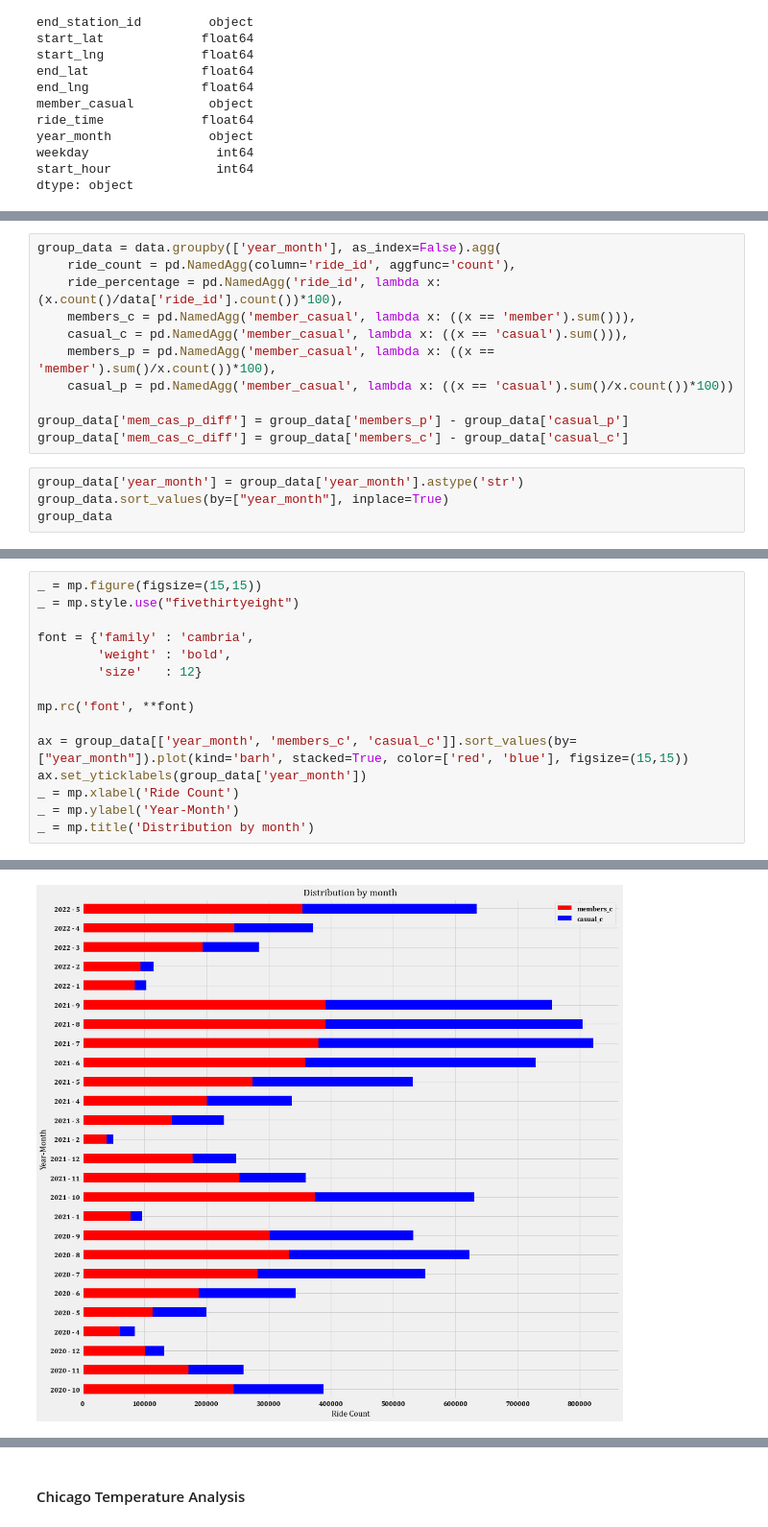
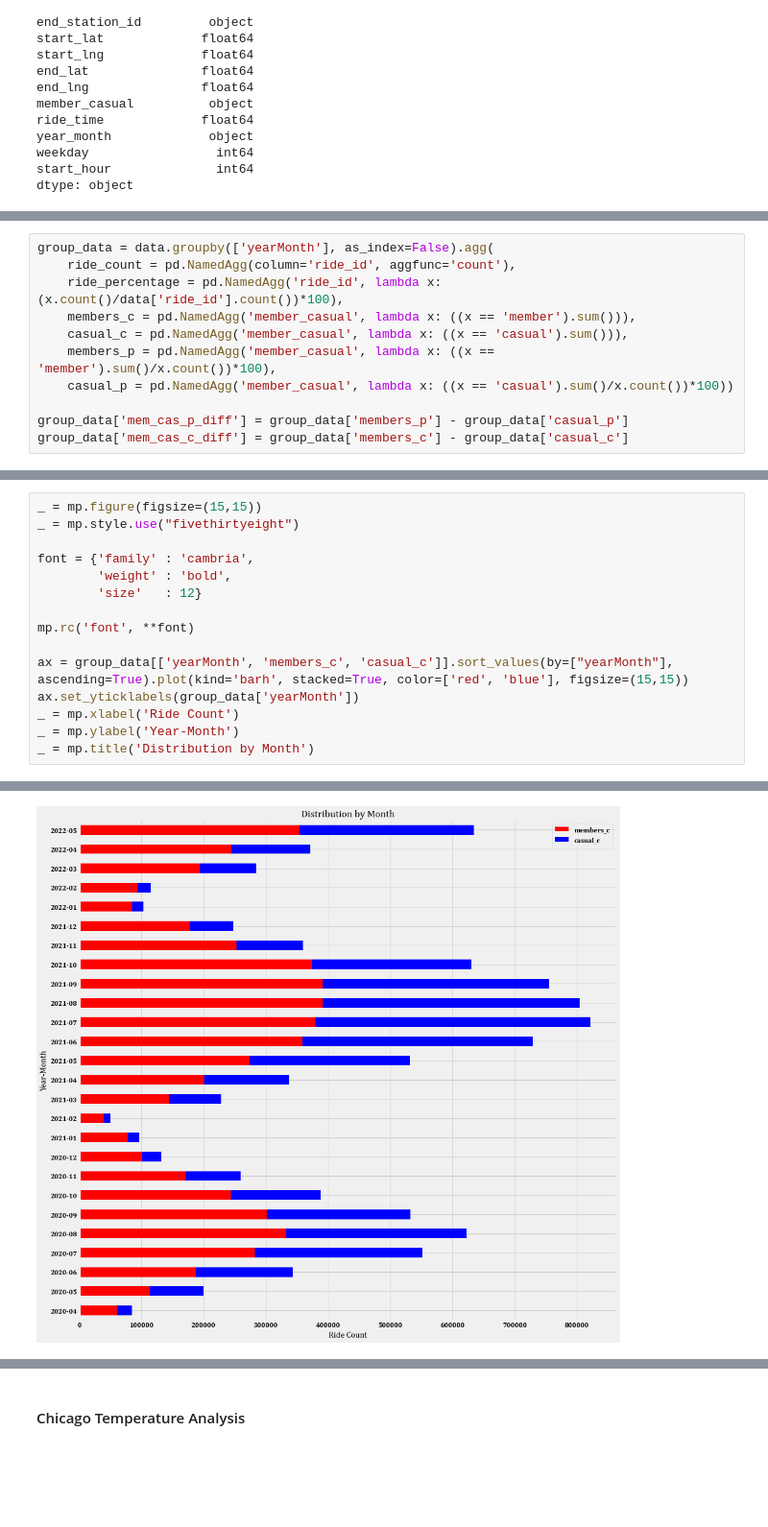
Before and after one commit to deepbdoshi/Google-Analytics-Capstone-Project, a Jupyter notebook: Google Analytics Capstone Project 1.ipynb, the cells around one changed output, grey strips where cells are left out. Shown at 96% size. Drawn from its saved outputs; the diff is of its cells as text; blank space fills up the shorter version.

```diff
--- a/Google Analytics Capstone Project 1.ipynb
+++ b/Google Analytics Capstone Project 1.ipynb
@@ -409,7 +431,7 @@ data.head()
 | 3 | 2A59BBDF5CDBA725 | docked_bike | 2020-04-07 12:50:19 | 2020-04-07 13:02:31 | California Ave & Division St | 216.0 | Wood St & Augusta Blvd | ... |
 | 4 | 27AD306C119C6158 | docked_bike | 2020-04-18 10:22:59 | 2020-04-18 11:15:54 | Rush St & Hubbard St | 125.0 | Sheridan Rd & Lawrence Ave | ... |
 # %%
-group_data = data.groupby(['year_month'], as_index=False).agg(
+group_data = data.groupby(['yearMonth'], as_index=False).agg(
     ride_count = pd.NamedAgg(column='ride_id', aggfunc='count'),
     ride_percentage = pd.NamedAgg('ride_id', lambda x:(x.count()/data['ride_id'].count())*100),
     members_c = pd.NamedAgg('member_casual', lambda x: ((x == 'member').sum())),
@@ -419,7 +441,3 @@ group_data = data.groupby(['year_month'], as_index=False).agg(
 
 group_data['mem_cas_p_diff'] = group_data['members_p'] - group_data['casual_p']
 group_data['mem_cas_c_diff'] = group_data['members_c'] - group_data['casual_c']
-# %%
-group_data['year_month'] = group_data['year_month'].astype('str')
-group_data.sort_values(by=["year_month"], inplace=True)
-group_data
@@ -457,19 +477,19 @@ dtype: object
 # %%
 _ = mp.figure(figsize=(15,15))
 _ = mp.style.use("fivethirtyeight")
 
 font = {'family' : 'cambria',
         'weight' : 'bold',
         'size'   : 12}
 
 mp.rc('font', **font)
 
-ax = group_data[['year_month', 'members_c', 'casual_c']].sort_values(by=["year_month"]).plot(kind='barh', stacked=True, color=['red', 'blue'], figsize=(15,15))
-ax.set_yticklabels(group_data['year_month'])
+ax = group_data[['yearMonth', 'members_c', 'casual_c']].sort_values(by=["yearMonth"], ascending=True).plot(kind='barh', stacked=True, color=['red', 'blue'], figsize=(15,15))
+ax.set_yticklabels(group_data['yearMonth'])
 _ = mp.xlabel('Ride Count')
 _ = mp.ylabel('Year-Month')
-_ = mp.title('Distribution by month')
+_ = mp.title('Distribution by Month')
 # %% [output]
 <Figure size 1080x1080 with 0 Axes>
-[figure, old version]
+[figure, new version]
 # %% [markdown]
```
Also changed, not shown: parts of 27 cells of this notebook.
